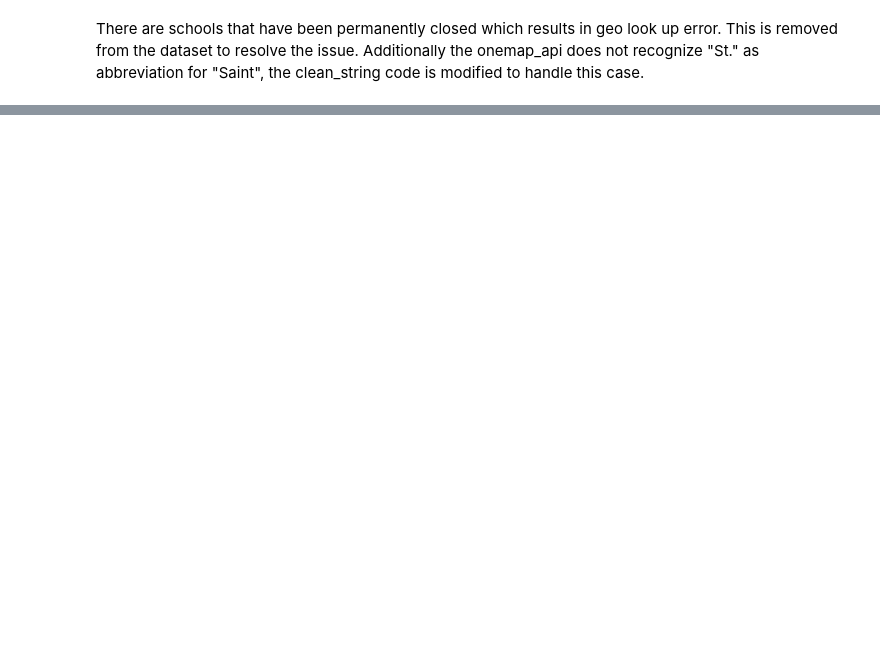
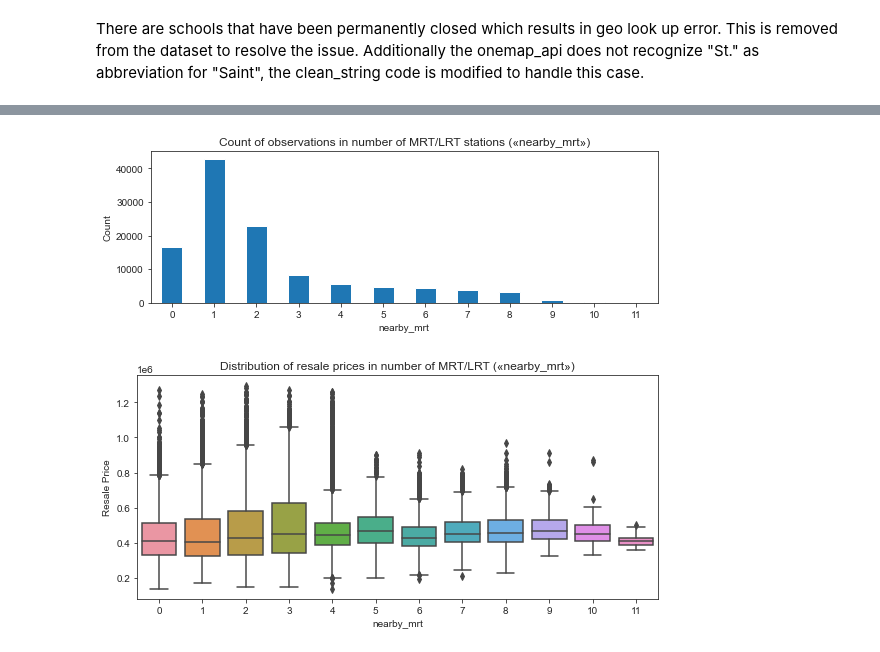
Before and after one commit to ElangSetiawan/sg-hdb-resale, a Jupyter notebook: notebooks/Elang-SG-HDB-Resale-EDA.ipynb, the cells around one changed output, grey strips where cells are left out. Drawn from its saved outputs; the diff is of its cells as text; code cells hidden in the pictures; blank space fills up the shorter version.

```diff
--- a/notebooks/Elang-SG-HDB-Resale-EDA.ipynb
+++ b/notebooks/Elang-SG-HDB-Resale-EDA.ipynb
@@ -637,0 +926,19 @@ print(distance.distance(wellington, salamanca).km)
+# %%
+#5.1.1 Explore Nearby MRT vs Resale Price
+plt.figure(figsize=(8,3));
+df_price.groupby("nearby_mrt")["resale_price"].count().plot(kind="bar")
+plt.title("Count of observations in number of MRT/LRT stations («nearby_mrt»)")
+plt.xticks(rotation=0)
+plt.ylabel("Count")
+plt.tight_layout()
+plt.show()
+
+plt.figure(figsize=(8,4));
+ax = sns.boxplot(x="nearby_mrt", y="resale_price", data=df_price)
+plt.title("Distribution of resale prices in number of MRT/LRT («nearby_mrt»)")
+plt.ylabel("Resale Price")
+plt.tight_layout()
+plt.show()
+# %% [output]
+[figure, added]
+[figure, added]
```
Also changed, not shown: parts of 49 cells of this notebook, 12 other files.
